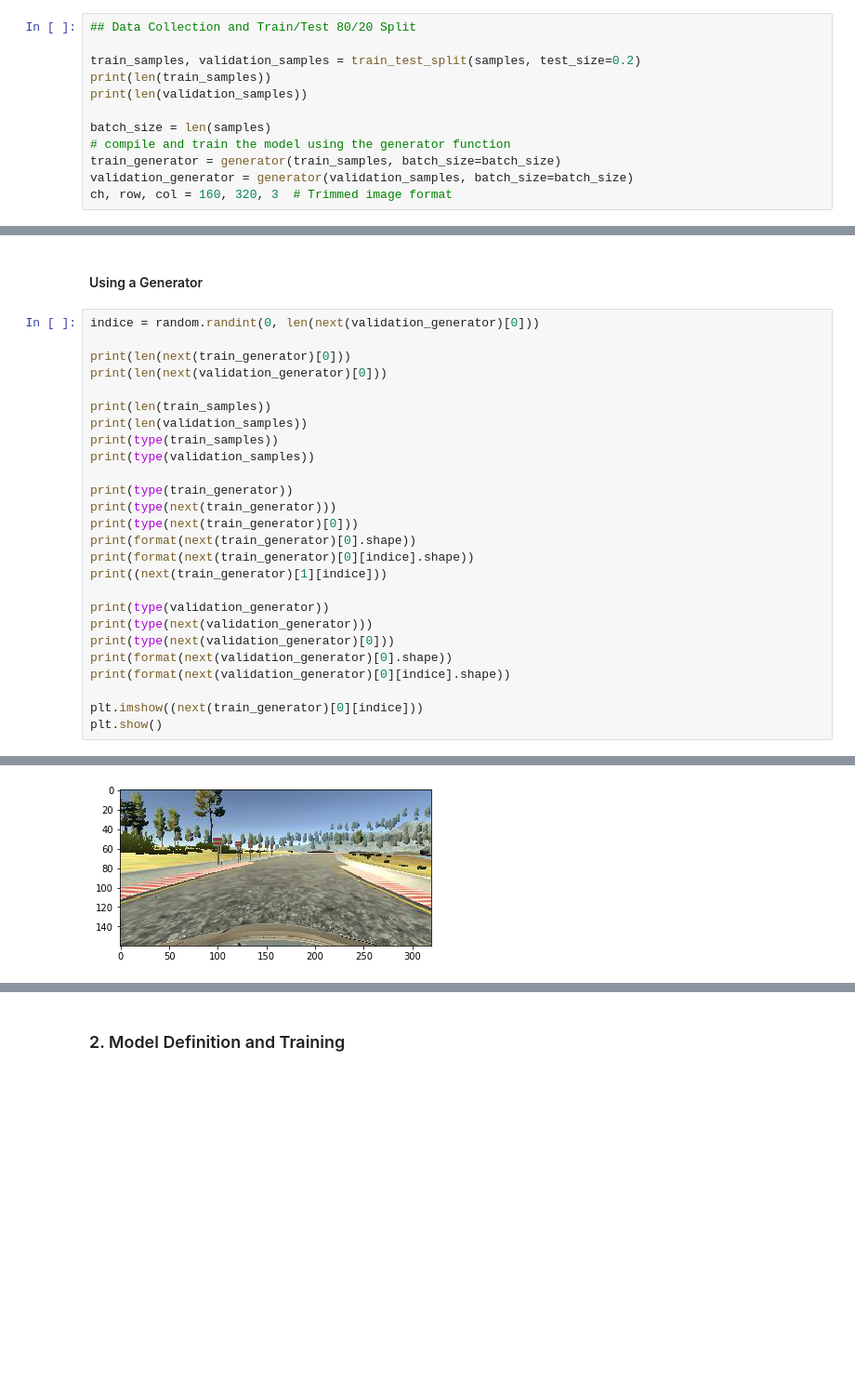
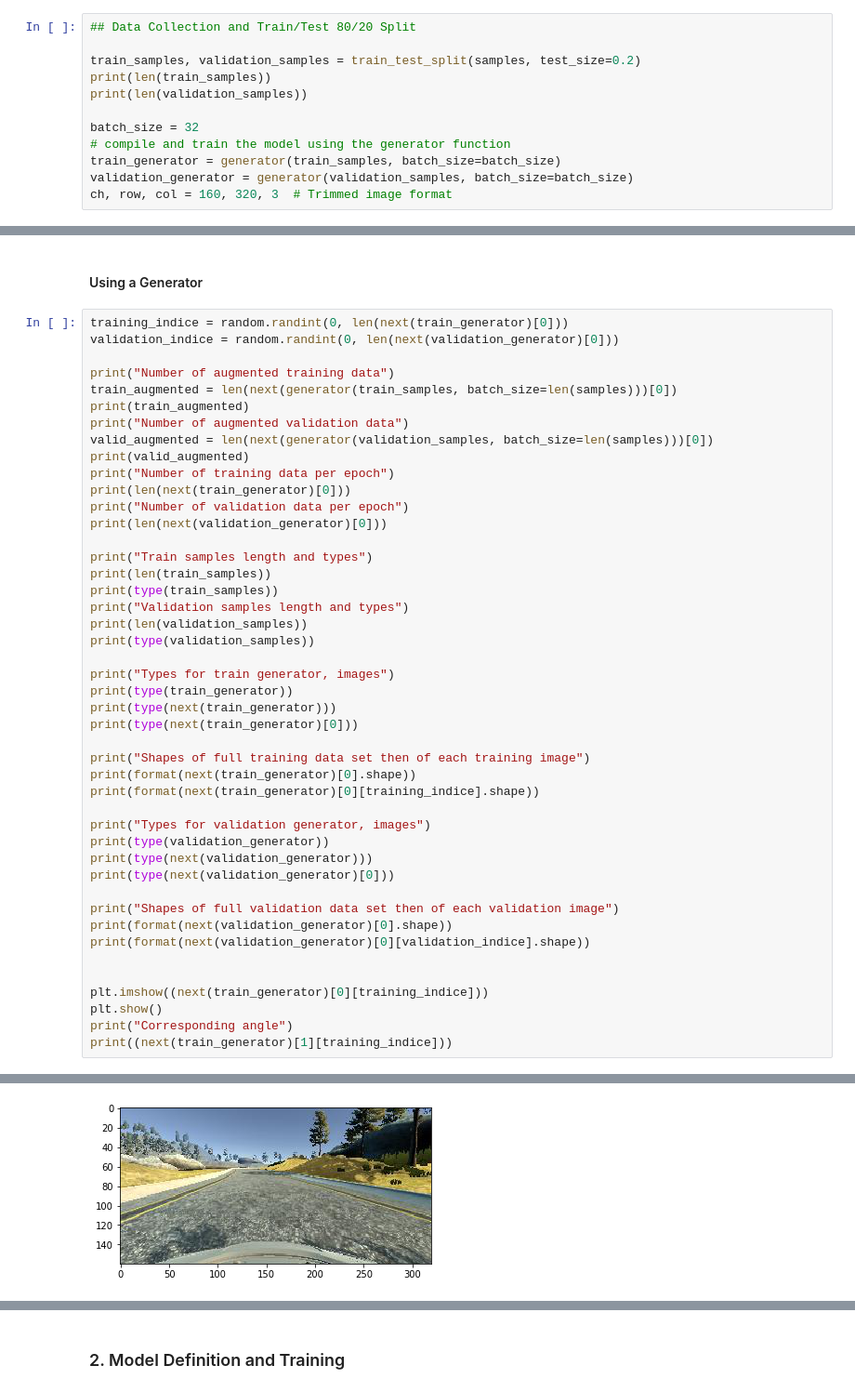
Before and after one commit to Jeremy26/behavioral-cloning, a Jupyter notebook: P3.ipynb, the cells around one changed output, grey strips where cells are left out. Shown at 93% size. Drawn from its saved outputs; the diff is of its cells as text; blank space fills up the shorter version.

Commit message:
Correcting about size of fit data and batch size The model needs more data to train on curves especially

```diff
--- a/P3.ipynb
+++ b/P3.ipynb
@@ -57,7 +57,7 @@ train_samples, validation_samples = train_test_split(samples, test_size=0.2)
 print(len(train_samples))
 print(len(validation_samples))
 
-batch_size = len(samples)
+batch_size = 32
 # compile and train the model using the generator function
 train_generator = generator(train_samples, batch_size=batch_size)
 validation_generator = generator(validation_samples, batch_size=batch_size)
@@ -113,29 +113,48 @@ print(y_train[indice])
 # %% [markdown]
 #### Using a Generator
 # %%
-indice = random.randint(0, len(next(validation_generator)[0]))
+training_indice = random.randint(0, len(next(train_generator)[0]))
+validation_indice = random.randint(0, len(next(validation_generator)[0]))
 
+print("Number of augmented training data")
+train_augmented = len(next(generator(train_samples, batch_size=len(samples)))[0])
+print(train_augmented)
+print("Number of augmented validation data")
+valid_augmented = len(next(generator(validation_samples, batch_size=len(samples)))[0])
+print(valid_augmented)
+print("Number of training data per epoch")
 print(len(next(train_generator)[0]))
+print("Number of validation data per epoch")
 print(len(next(validation_generator)[0]))
 
+print("Train samples length and types")
 print(len(train_samples))
+print(type(train_samples))
+print("Validation samples length and types")
 print(len(validation_samples))
-print(type(train_samples))
 print(type(validation_samples))
 
+print("Types for train generator, images")
 print(type(train_generator))
 print(type(next(train_generator)))
 print(type(next(train_generator)[0]))
+
+print("Shapes of full training data set then of each training image")
 print(format(next(train_generator)[0].shape))
-print(format(next(train_generator)[0][indice].shape))
-print((next(train_generator)[1][indice]))
+print(format(next(train_generator)[0][training_indice].shape))
 
+print("Types for validation generator, images")
 print(type(validation_generator))
 print(type(next(validation_generator)))
 print(type(next(validation_generator)[0]))
+
+print("Shapes of full validation data set then of each validation image")
 print(format(next(validation_generator)[0].shape))
-print(format(next(validation_generator)[0][indice].shape))
+print(format(next(validation_generator)[0][validation_indice].shape))
 
-plt.imshow((next(train_generator)[0][indice]))
+
+plt.imshow((next(train_generator)[0][training_indice]))
 plt.show()
+print("Corresponding angle")
+print((next(train_generator)[1][training_indice]))
 # %% [output]
@@ -159 +178 @@ plt.show()
-[figure, old version]
+[figure, new version]
```
Also changed, not shown: parts of 5 cells of this notebook, 1 other file.
